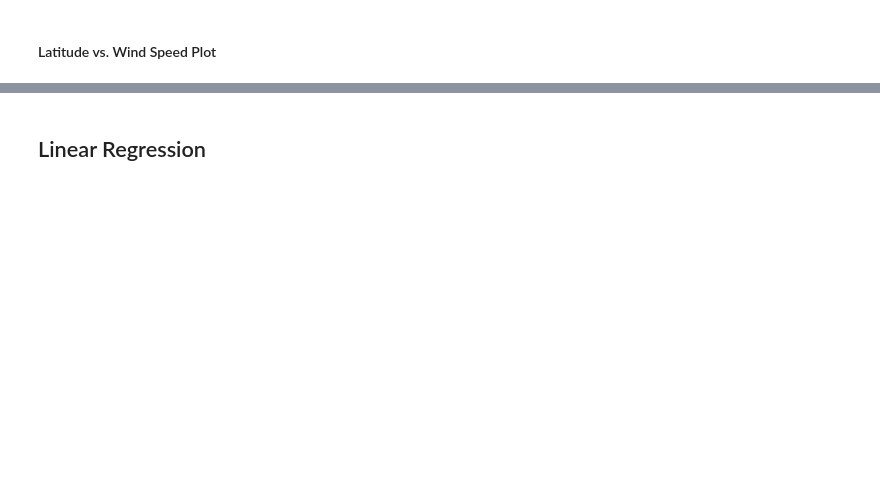
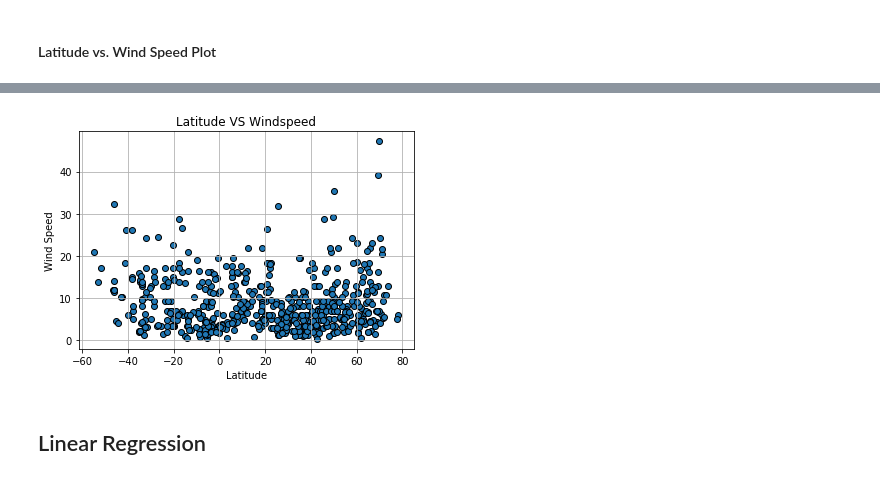
Before and after one commit to JonesInformatics/python-api-challenge, a Jupyter notebook: starter_code/WeatherPy.ipynb, the cells around one changed output, grey strips where cells are left out. Drawn from its saved outputs; the diff is of its cells as text; code cells hidden in the pictures; blank space fills up the shorter version.

```diff
--- a/starter_code/WeatherPy.ipynb
+++ b/starter_code/WeatherPy.ipynb
@@ -187,3 +188,15 @@ plt.show()
+# %%
+plt.scatter(cityD.Lat,cityD["Wind Speed"],edgecolors="black")
+
+#plt.scatter(x=cityD["Lat"], y =cityD."Wind Speed" edgecolors="black")
+plt.title("Latitude VS Windspeed")
+plt.xlabel("Latitude")
+plt.ylabel("Wind Speed")
+plt.grid("both")
+plt.savefig("output_data/Latitude_vs_Wind Speed")
+plt.show()
+# %% [output]
+[figure, added]
 # %% [markdown]
 ## Linear Regression
 # %%
```
Also changed, not shown: parts of 29 cells of this notebook.
